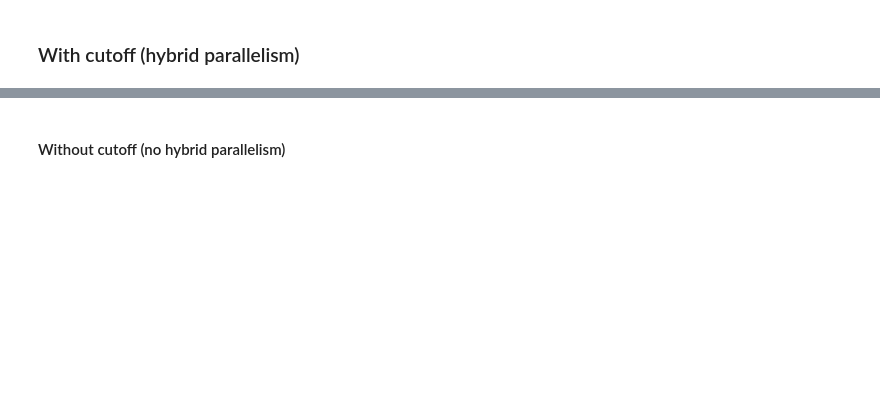
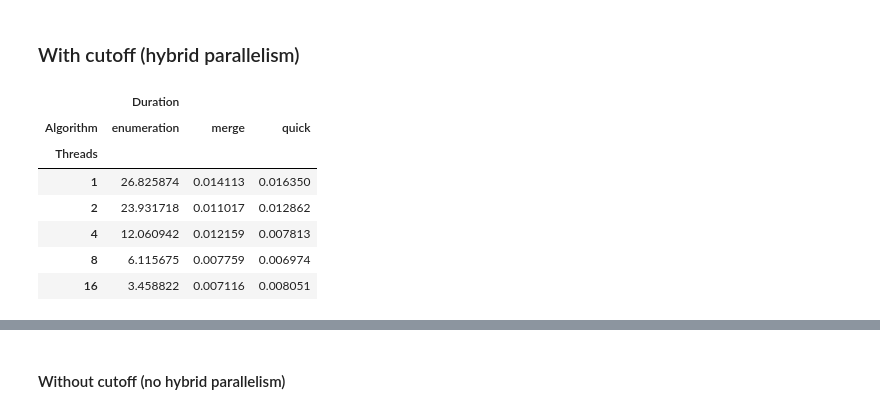
Before and after one commit to tanghyd/CITS5507Project01, a Jupyter notebook: analysis.ipynb, the cells around one changed output, grey strips where cells are left out. Saved outputs shown, nothing was run; the diff lists cells and outputs as text; code cells hidden in the pictures; blank space fills up the shorter version.

```diff
--- a/analysis.ipynb
+++ b/analysis.ipynb
@@ -19,6 +17,6 @@ glob.glob('results/*.csv')
 # %%
 columns = ['Algorithm','Construct','Threads','Size','Cutoff','Duration']
-results = pd.read_csv('results/results_final.csv', names=columns)
+results = pd.read_csv('results/results.csv', names=columns)
 # %% [markdown]
 ### With cutoff (hybrid parallelism)
 # %%
@@ -69,6 +67,23 @@ df.loc[df['Algorithm'] == 'enumeration', 'Construct'] = (
 assert (len(df) - len(df.drop_duplicates())) == 5
 
 df = df.drop_duplicates()
+# %%
+summary = (
+    df.loc[(df['Construct'] != 'sections') & (df['Size'] == 100000)]
+    .drop(columns=['Construct', 'Size'])
+    .pivot(index='Threads', columns=['Algorithm'])
+)
+
+summary
+# %% [output]
+|  | Duration |  |  |
+| Algorithm | enumeration | merge | quick |
+| Threads |  |  |  |
+| 1 | 26.825874 | 0.014113 | 0.016350 |
+| 2 | 23.931718 | 0.011017 | 0.012862 |
+| 4 | 12.060942 | 0.012159 | 0.007813 |
+| 8 | 6.115675 | 0.007759 | 0.006974 |
+| 16 | 3.458822 | 0.007116 | 0.008051 |
 # %%
 # log-log plot for all algorithms
 fig = px.line(
```
Also changed, not shown: parts of 6 cells of this notebook, 5 other files.
